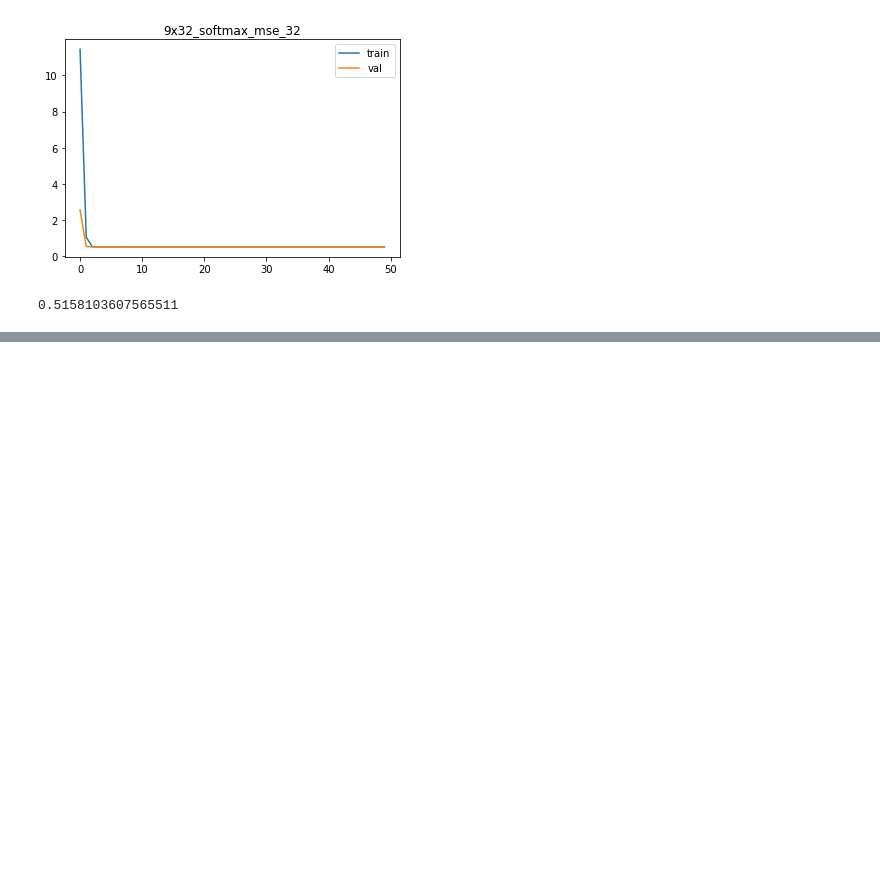
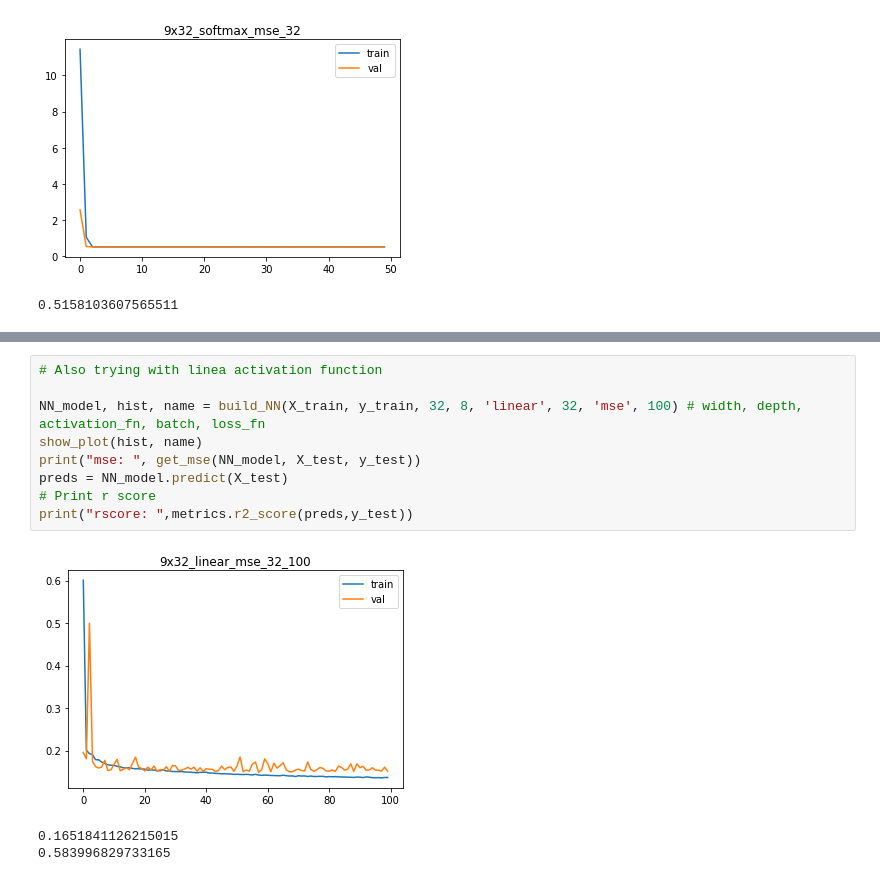
Before and after one commit to varun196/Airbnb_price_prediction, a Jupyter notebook: NN/nn.ipynb, the cells around one changed output, grey strips where cells are left out. Cells and saved outputs as stored; diff of their text form; blank space fills up the shorter version.

```diff
--- a/NN/nn.ipynb
+++ b/NN/nn.ipynb
@@ -120,0 +135,13 @@ print(get_mse(NN_model, X_test, y_test))
+# %%
+# Also trying with linea activation function
+
+NN_model, hist, name = build_NN(X_train, y_train, 32, 8, 'linear', 32, 'mse', 100) # width, depth, activation_fn, batch, loss_fn
+show_plot(hist, name)
+print("mse: ", get_mse(NN_model, X_test, y_test))
+preds = NN_model.predict(X_test)
+# Print r score
+print("rscore: ",metrics.r2_score(preds,y_test))
+# %% [output]
+[figure, added]
+0.1651841126215015
+0.583996829733165
```
Also changed, not shown: parts of 3 cells of this notebook, 8 other files.
